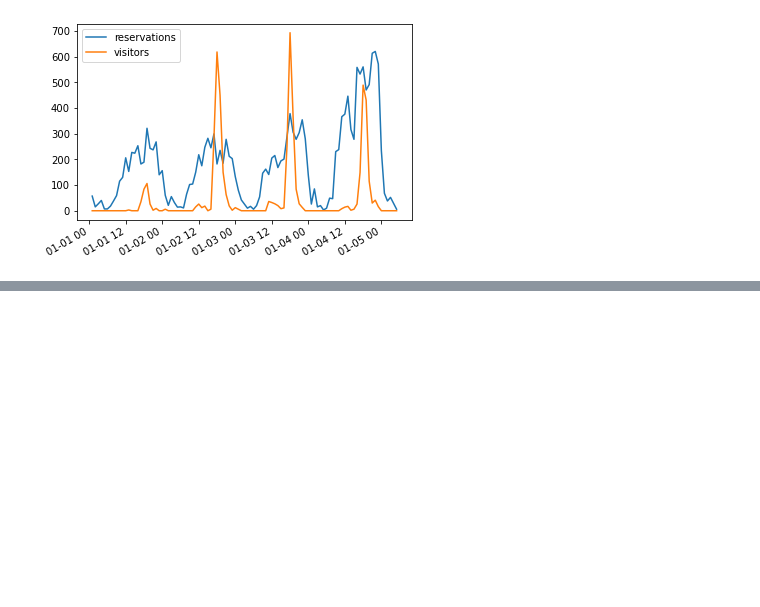
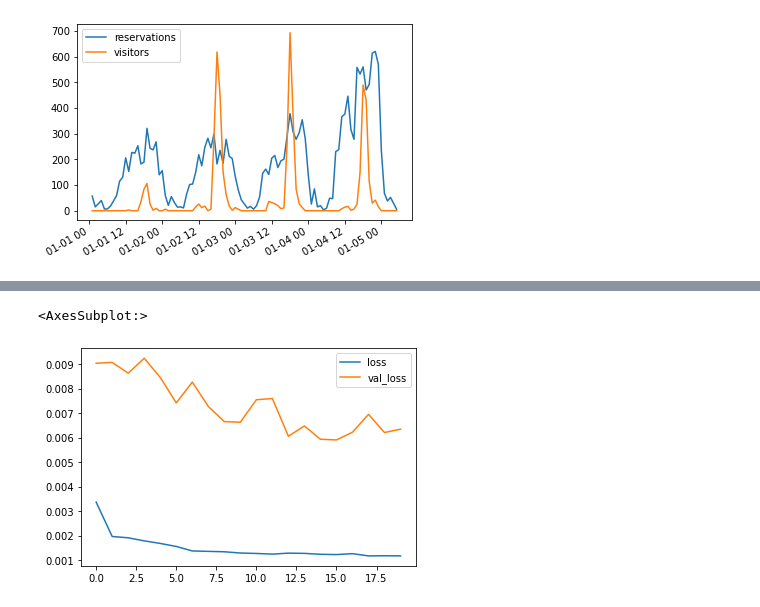
Before and after one commit to kodon0/Data_Sci, a Jupyter notebook: Tensorflow/KOD_restaurant_predictions_tboard_tflow.ipynb, the cells around one changed output, grey strips where cells are left out. Saved outputs shown, nothing was run; the diff lists cells and outputs as text; code cells hidden in the pictures; blank space fills up the shorter version.

Commit message:
added lstm/gru

```diff
--- a/Tensorflow/KOD_restaurant_predictions_tboard_tflow.ipynb
+++ b/Tensorflow/KOD_restaurant_predictions_tboard_tflow.ipynb
@@ -606,0 +655,15 @@ unified[1:100].plot()
+# %%
+from tensorflow.keras.models import Sequential
+from tensorflow.keras.layers import Dense
+from tensorflow.keras.layers import LSTM, GRU
+from tensorflow.keras.callbacks import EarlyStopping
+
+# Only using one feature in our time series
+n_features = 1
+# %%
+# Define model for visits -LSTM
+model_visit = Sequential()
+model_visit.add(LSTM(100, activation='tanh', input_shape=(length, n_features)))
+model_visit.add(Dense(1))
+model_visit.compile(optimizer='adam', loss='mse')
+model_visit.summary()
@@ -606,0 +683,7 @@ unified[1:100].plot()
+# %%
+early_stop = EarlyStopping(monitor='val_loss',patience=5)
+validation_generator = TimeseriesGenerator(scaled_test,scaled_test, length=length, batch_size=1)
+# %%
+# fitting model
+model_visit.fit_generator(generator,epochs=20,
+                    validation_data=validation_generator,callbacks=[early_stop])
@@ -606,0 +709,8 @@ unified[1:100].plot()
+# %%
+# Visit losses
+
+losses_visit = pd.DataFrame(model_visit.history.history)
+losses_visit.plot()
+# %% [output]
+<AxesSubplot:>
+[figure, added]
```
Also changed, not shown: parts of 21 cells of this notebook.
